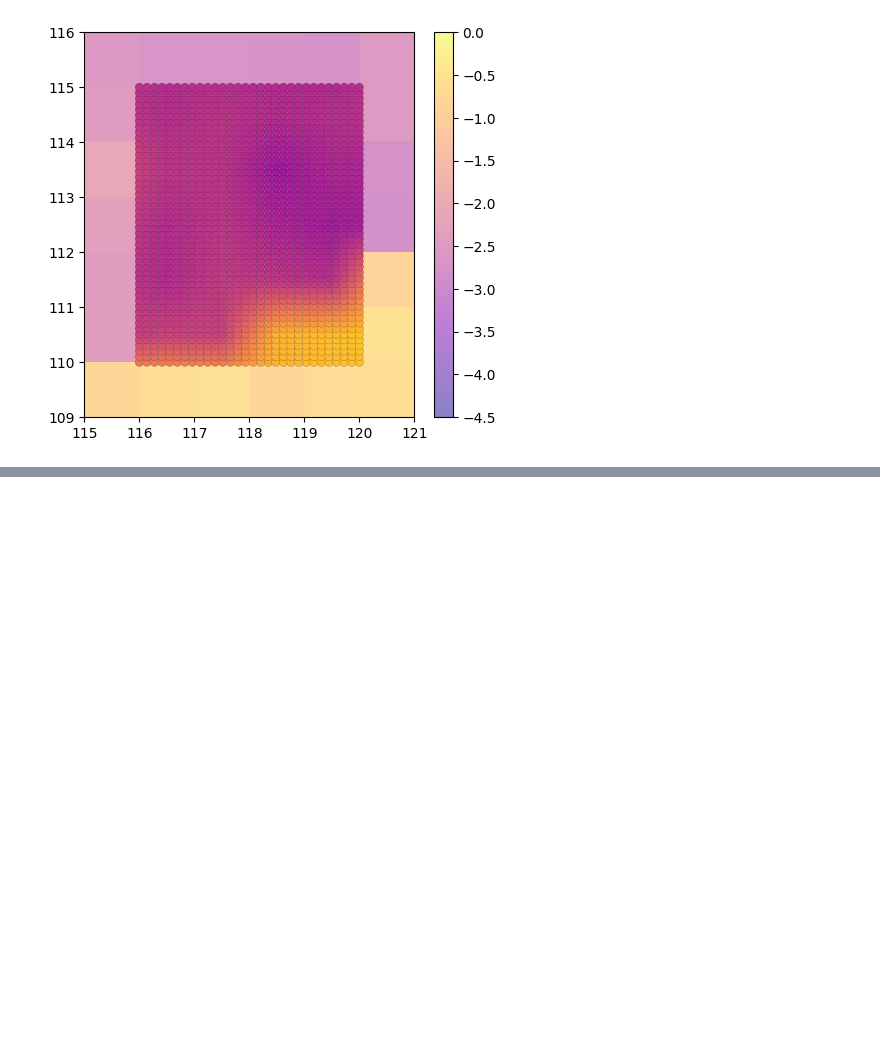
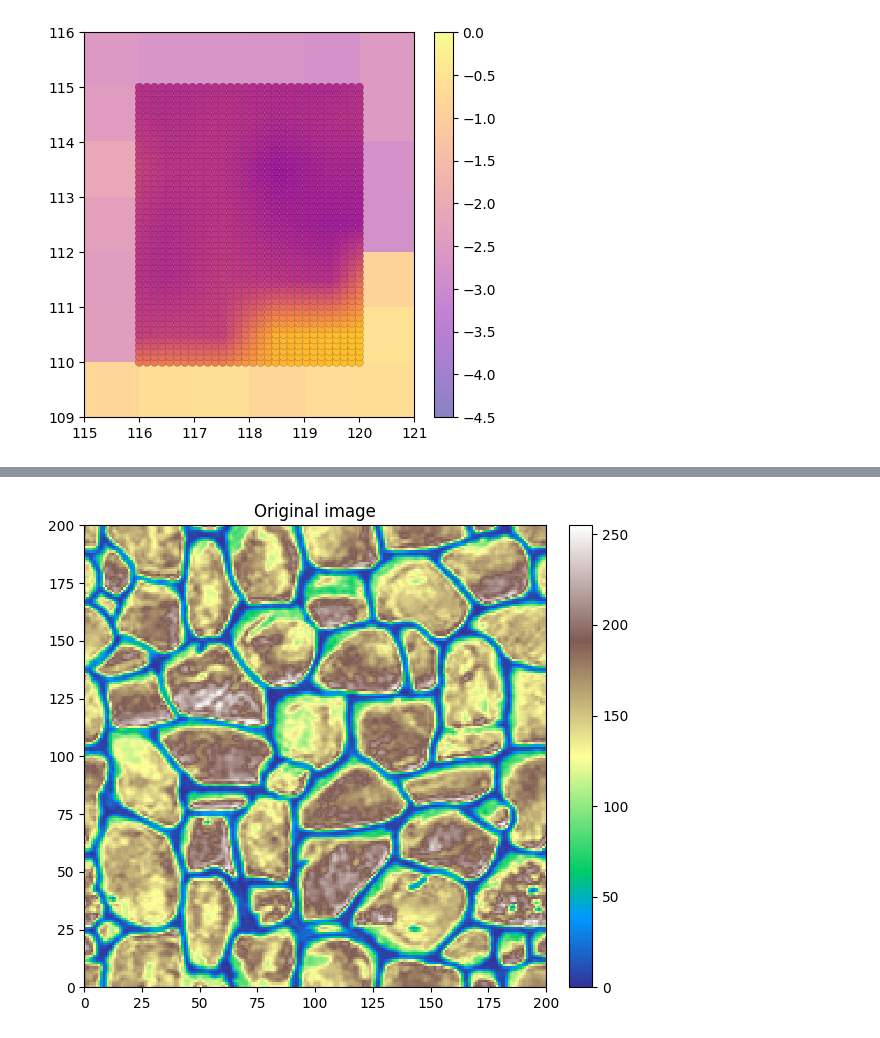
Before and after one commit to randlab/geone, a Jupyter notebook: docs/source/notebooks/ex_a_03_image_interpolation.ipynb, the cells around one changed output, grey strips where cells are left out. Drawn from its saved outputs; the diff is of its cells as text; code cells hidden in the pictures; blank space fills up the shorter version.

```diff
--- a/docs/source/notebooks/ex_a_03_image_interpolation.ipynb
+++ b/docs/source/notebooks/ex_a_03_image_interpolation.ipynb
@@ -181,0 +187,17 @@ plt.show()
+# %%
+# Read file
+data_dir = 'data'
+filename = os.path.join(data_dir, 'tiContinuous.txt')
+im = gn.img.readImageTxt(filename)
+
+# Color settings
+cmap='terrain'
+vmin, vmax = im.vmin(), im.vmax()
+
+# Plot
+plt.figure(figsize=(12,6))
+gn.imgplot.drawImage2D(im, cmap=cmap, vmin=vmin, vmax=vmax)
+plt.title('Original image')
+plt.show()
+# %% [output]
+[figure, added]
```
Also changed, not shown: parts of 3 cells of this notebook, 16 other files.
